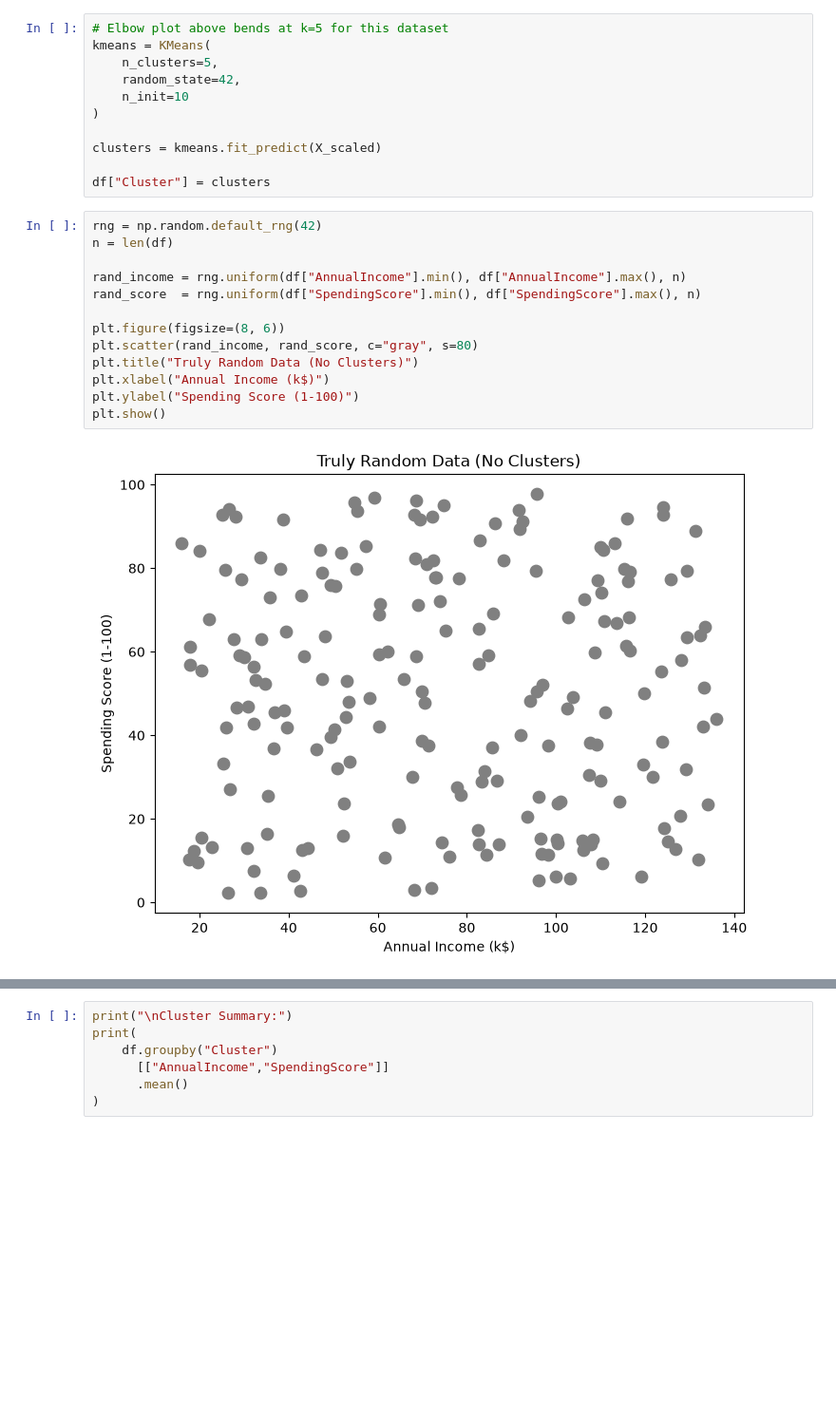
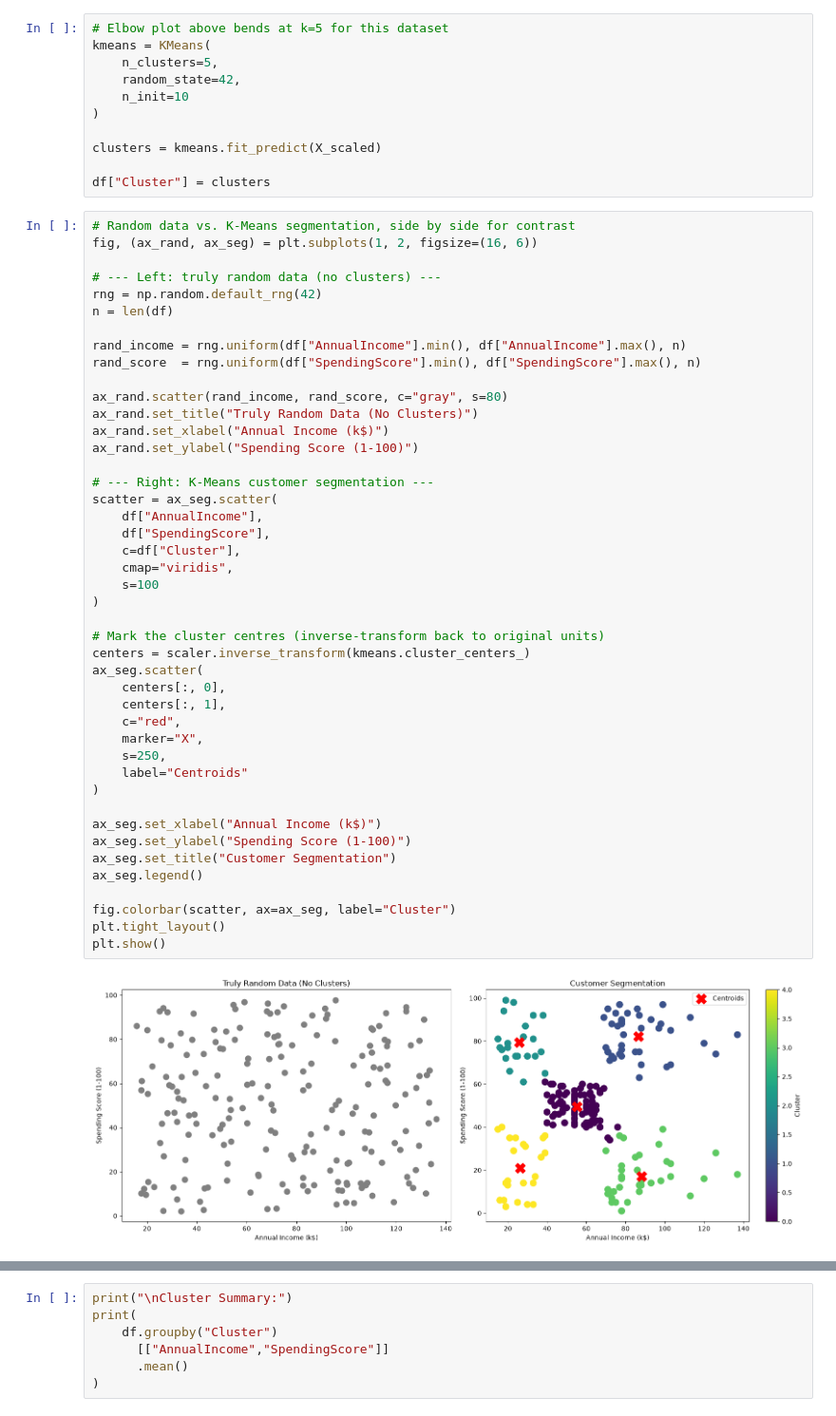
Before and after one commit to Rajavn6789/ml_learning, a Jupyter notebook: notebooks/7.customer_segmentation_kmeans_clustering.ipynb, the cells around one changed output, grey strips where cells are left out. Shown at 95% size. Saved outputs shown, nothing was run; the diff lists cells and outputs as text; blank space fills up the shorter version.

```diff
--- a/notebooks/7.customer_segmentation_kmeans_clustering.ipynb
+++ b/notebooks/7.customer_segmentation_kmeans_clustering.ipynb
@@ -114,17 +114,48 @@ clusters = kmeans.fit_predict(X_scaled)
 
 df["Cluster"] = clusters
 # %%
+# Random data vs. K-Means segmentation, side by side for contrast
+fig, (ax_rand, ax_seg) = plt.subplots(1, 2, figsize=(16, 6))
+
+# --- Left: truly random data (no clusters) ---
 rng = np.random.default_rng(42)
 n = len(df)
 
 rand_income = rng.uniform(df["AnnualIncome"].min(), df["AnnualIncome"].max(), n)
 rand_score  = rng.uniform(df["SpendingScore"].min(), df["SpendingScore"].max(), n)
 
-plt.figure(figsize=(8, 6))
-plt.scatter(rand_income, rand_score, c="gray", s=80)
-plt.title("Truly Random Data (No Clusters)")
-plt.xlabel("Annual Income (k$)")
-plt.ylabel("Spending Score (1-100)")
+ax_rand.scatter(rand_income, rand_score, c="gray", s=80)
+ax_rand.set_title("Truly Random Data (No Clusters)")
+ax_rand.set_xlabel("Annual Income (k$)")
+ax_rand.set_ylabel("Spending Score (1-100)")
+
+# --- Right: K-Means customer segmentation ---
+scatter = ax_seg.scatter(
+    df["AnnualIncome"],
+    df["SpendingScore"],
+    c=df["Cluster"],
+    cmap="viridis",
+    s=100
+)
+
+# Mark the cluster centres (inverse-transform back to original units)
+centers = scaler.inverse_transform(kmeans.cluster_centers_)
+ax_seg.scatter(
+    centers[:, 0],
+    centers[:, 1],
+    c="red",
+    marker="X",
+    s=250,
+    label="Centroids"
+)
+
+ax_seg.set_xlabel("Annual Income (k$)")
+ax_seg.set_ylabel("Spending Score (1-100)")
+ax_seg.set_title("Customer Segmentation")
+ax_seg.legend()
+
+fig.colorbar(scatter, ax=ax_seg, label="Cluster")
+plt.tight_layout()
 plt.show()
 # %% [output]
-[figure, old version]
+[figure, new version]
```
Also changed, not shown: parts of 1 cell of this notebook.
